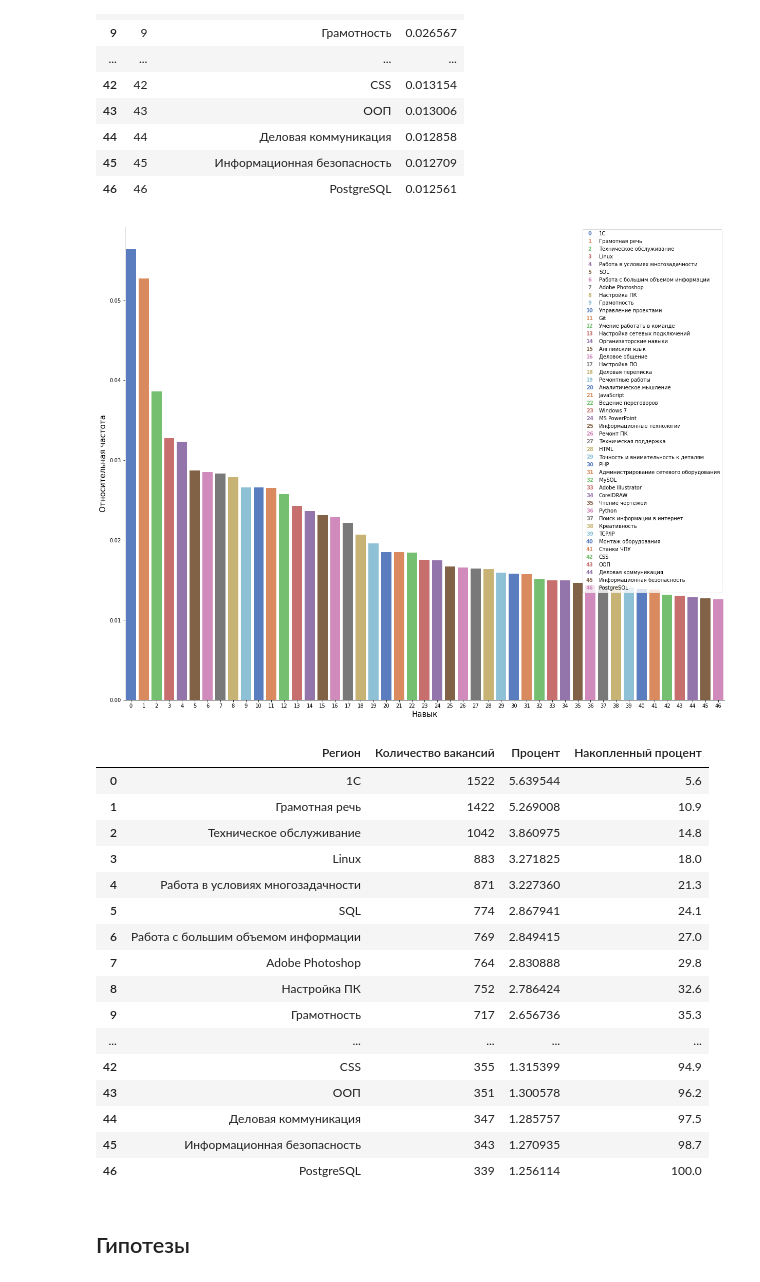
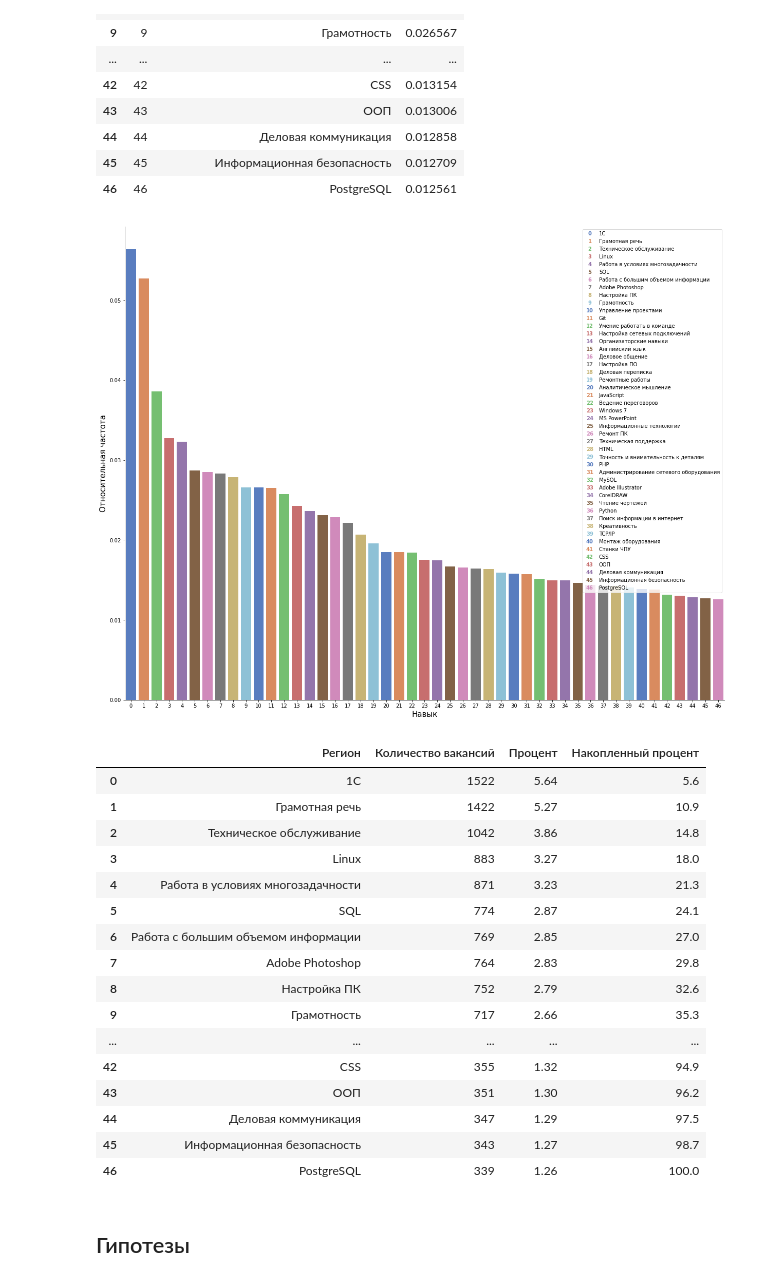
Before and after one commit to denozavrus/Project_Vaccancies, a Jupyter notebook: scripts/Notebooks/Hypothesis.ipynb, the cells around one changed output. Cells and saved outputs as stored; diff of their text form; code cells hidden in the pictures.

```diff
--- a/scripts/Notebooks/Hypothesis.ipynb
+++ b/scripts/Notebooks/Hypothesis.ipynb
@@ -796,50 +785,50 @@ handltext = skills_df.ind.astype(str).values
 labels = skills_df.skills.values
 
 t = g.ax.get_xticklabels()
 labeldic = dict(zip(handltext, labels))
 labels = [labeldic[h.get_text()]  for h in t]
 handles = [(h.get_text(),c.get_fc()) for h,c in zip(t,g.ax.patches)]
 
 g.ax.legend(handles, labels, handler_map={tuple : TextHandler()})
 
 g.fig.set_figwidth(20)
 g.fig.set_figheight(15)
 
 plt.show()
 
 pd.DataFrame(data={key: val for key, val in
                    zip([
                        "Регион",
                        "Количество вакансий",
                        "Процент",
                        "Накопленный процент"
                    ],
                        [
                            skills_count.index.unique(),
                            skills_count.values,
-                           skills_per * 100,
+                           (skills_per * 100).round(2),
                            (lambda arr: [np.around(arr[:idx + 1].sum(), 1) for idx in range(len(arr))])(skills_per * 100)
                        ])}
             ).reset_index(drop=True)
 # %% [output]
 [figure]
 |  | Регион | Количество вакансий | Процент | Накопленный процент |
-| 0 | 1С | 1522 | 5.639544 | 5.6 |
-| 1 | Грамотная речь | 1422 | 5.269008 | 10.9 |
-| 2 | Техническое обслуживание | 1042 | 3.860975 | 14.8 |
-| 3 | Linux | 883 | 3.271825 | 18.0 |
-| 4 | Работа в условиях многозадачности | 871 | 3.227360 | 21.3 |
-| 5 | SQL | 774 | 2.867941 | 24.1 |
-| 6 | Работа с большим объемом информации | 769 | 2.849415 | 27.0 |
-| 7 | Adobe Photoshop | 764 | 2.830888 | 29.8 |
-| 8 | Настройка ПК | 752 | 2.786424 | 32.6 |
-| 9 | Грамотность | 717 | 2.656736 | 35.3 |
+| 0 | 1С | 1522 | 5.64 | 5.6 |
+| 1 | Грамотная речь | 1422 | 5.27 | 10.9 |
+| 2 | Техническое обслуживание | 1042 | 3.86 | 14.8 |
+| 3 | Linux | 883 | 3.27 | 18.0 |
+| 4 | Работа в условиях многозадачности | 871 | 3.23 | 21.3 |
+| 5 | SQL | 774 | 2.87 | 24.1 |
+| 6 | Работа с большим объемом информации | 769 | 2.85 | 27.0 |
+| 7 | Adobe Photoshop | 764 | 2.83 | 29.8 |
+| 8 | Настройка ПК | 752 | 2.79 | 32.6 |
+| 9 | Грамотность | 717 | 2.66 | 35.3 |
 | ... | ... | ... | ... | ... |
-| 42 | CSS | 355 | 1.315399 | 94.9 |
-| 43 | ООП | 351 | 1.300578 | 96.2 |
-| 44 | Деловая коммуникация | 347 | 1.285757 | 97.5 |
-| 45 | Информационная безопасность | 343 | 1.270935 | 98.7 |
-| 46 | PostgreSQL | 339 | 1.256114 | 100.0 |
+| 42 | CSS | 355 | 1.32 | 94.9 |
+| 43 | ООП | 351 | 1.30 | 96.2 |
+| 44 | Деловая коммуникация | 347 | 1.29 | 97.5 |
+| 45 | Информационная безопасность | 343 | 1.27 | 98.7 |
+| 46 | PostgreSQL | 339 | 1.26 | 100.0 |
 # %%
 df.to_csv('../../data/final_data_models.csv', index = False)
 # %% [markdown]
```
Also changed, not shown: parts of 12 cells of this notebook.
